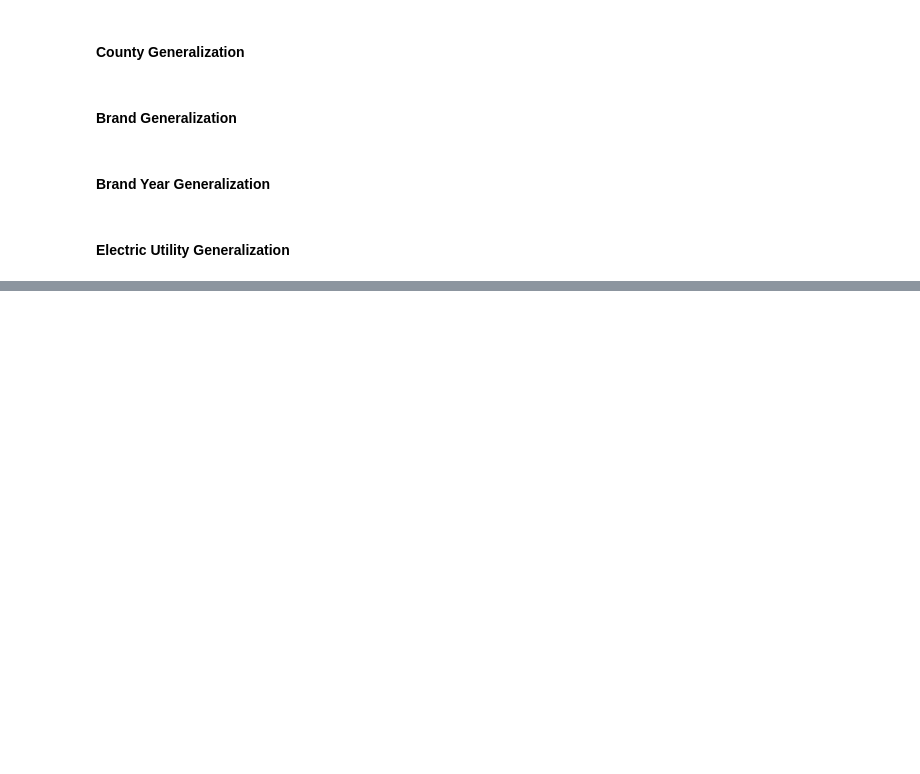
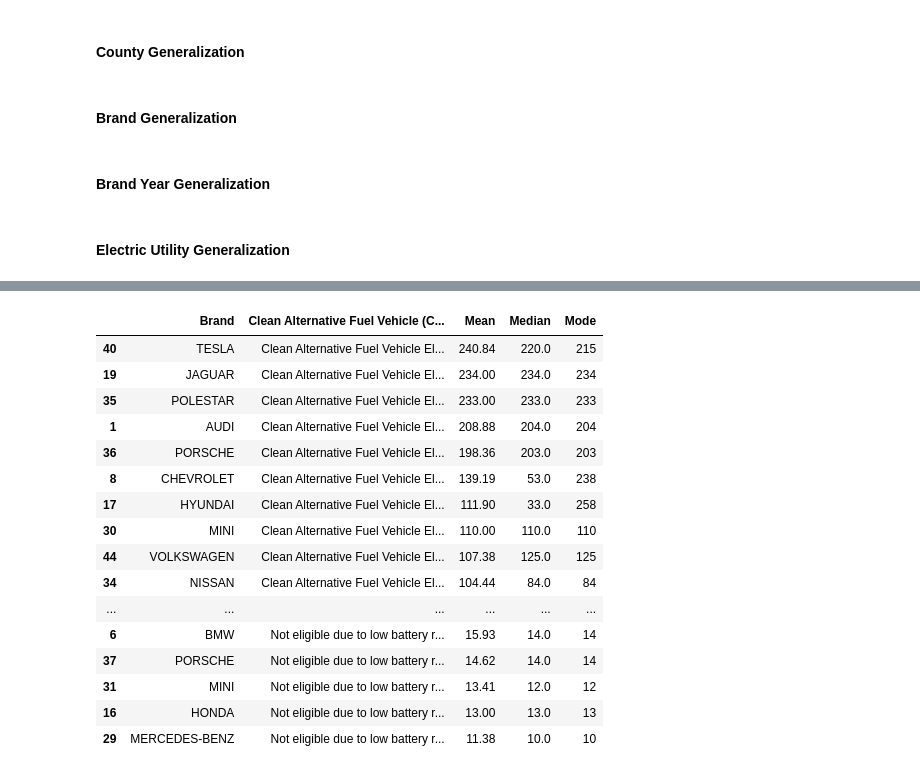
Before and after one commit to Daxvshah11/DA_Assignments, a Jupyter notebook: Ass2/Assignment2_8.ipynb, the cells around one changed output, grey strips where cells are left out. Saved outputs shown, nothing was run; the diff lists cells and outputs as text; code cells hidden in the pictures; blank space fills up the shorter version.

```diff
--- a/Ass2/Assignment2_8.ipynb
+++ b/Ass2/Assignment2_8.ipynb
@@ -439,0 +580,40 @@ MAIN_DATA.to_csv("MAIN_DATA.csv")
+# %%
+filtered_data = MAIN_DATA[~MAIN_DATA['Clean Alternative Fuel Vehicle (CAFV) Eligibility'].str.contains('Eligibility unknown', na=False)]
+
+def agg_mode(x):
+    mode = x.mode()
+    return mode.iloc[0] if not mode.empty else None
+
+grouped_data = filtered_data.groupby(['Brand', 'Clean Alternative Fuel Vehicle (CAFV) Eligibility'])['Electric Range'].agg([
+    ('Mean', 'mean'),
+    ('Median', 'median'),
+    ('Mode', agg_mode)
+]).reset_index()
+
+grouped_data = grouped_data.sort_values(['Brand', 'Clean Alternative Fuel Vehicle (CAFV) Eligibility'])
+for col in ['Mean', 'Median', 'Mode']:
+    grouped_data[col] = grouped_data[col].round(2)
+
+grouped_data = grouped_data.sort_values(
+    ["Clean Alternative Fuel Vehicle (CAFV) Eligibility", "Mean"], ascending=[True, False]
+)
+
+grouped_data
+# %% [output]
+|  | Brand | Clean Alternative Fuel Vehicle (C... | Mean | Median | Mode |
+| 40 | TESLA | Clean Alternative Fuel Vehicle El... | 240.84 | 220.0 | 215 |
+| 19 | JAGUAR | Clean Alternative Fuel Vehicle El... | 234.00 | 234.0 | 234 |
+| 35 | POLESTAR | Clean Alternative Fuel Vehicle El... | 233.00 | 233.0 | 233 |
+| 1 | AUDI | Clean Alternative Fuel Vehicle El... | 208.88 | 204.0 | 204 |
+| 36 | PORSCHE | Clean Alternative Fuel Vehicle El... | 198.36 | 203.0 | 203 |
+| 8 | CHEVROLET | Clean Alternative Fuel Vehicle El... | 139.19 | 53.0 | 238 |
+| 17 | HYUNDAI | Clean Alternative Fuel Vehicle El... | 111.90 | 33.0 | 258 |
+| 30 | MINI | Clean Alternative Fuel Vehicle El... | 110.00 | 110.0 | 110 |
+| 44 | VOLKSWAGEN | Clean Alternative Fuel Vehicle El... | 107.38 | 125.0 | 125 |
+| 34 | NISSAN | Clean Alternative Fuel Vehicle El... | 104.44 | 84.0 | 84 |
+| ... | ... | ... | ... | ... | ... |
+| 6 | BMW | Not eligible due to low battery r... | 15.93 | 14.0 | 14 |
+| 37 | PORSCHE | Not eligible due to low battery r... | 14.62 | 14.0 | 14 |
+| 31 | MINI | Not eligible due to low battery r... | 13.41 | 12.0 | 12 |
+| 16 | HONDA | Not eligible due to low battery r... | 13.00 | 13.0 | 13 |
+| 29 | MERCEDES-BENZ | Not eligible due to low battery r... | 11.38 | 10.0 | 10 |
```
Also changed, not shown: parts of 8 cells of this notebook.
